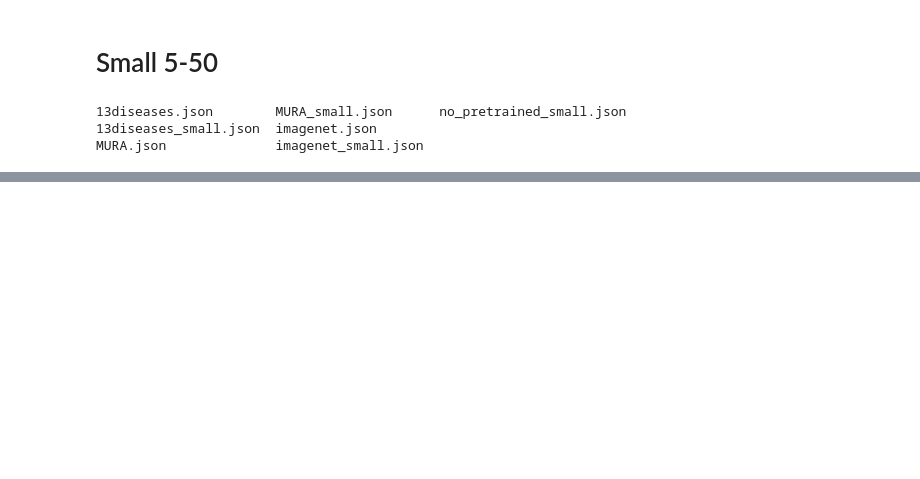
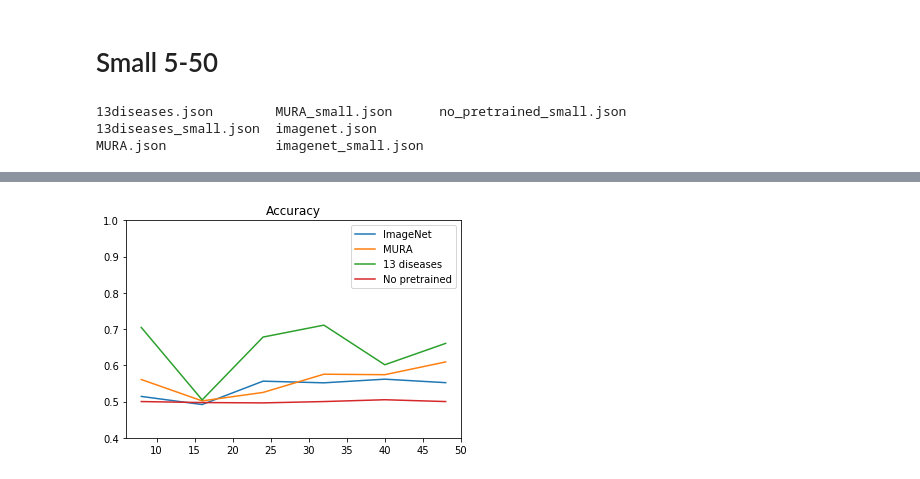
Before and after one commit to r0mer0m/DL-Medical-Images, a Jupyter notebook: 13-labels/pre-train 13 labels model.ipynb, the cells around one changed output, grey strips where cells are left out. Saved outputs shown, nothing was run; the diff lists cells and outputs as text; code cells hidden in the pictures; blank space fills up the shorter version.

```diff
--- a/13-labels/pre-train 13 labels model.ipynb
+++ b/13-labels/pre-train 13 labels model.ipynb
@@ -1112,0 +1118,11 @@ plt.show()
+# %%
+plt.plot(x,imagenet['accuracy'], label="ImageNet")
+plt.plot(x,MURA['accuracy'], label="MURA")
+plt.plot(x,diseases13['accuracy'], label="13 diseases")
+plt.plot(x,no_pretrained['accuracy'], label="No pretrained")
+plt.legend()
+plt.ylim(.4,1)
+plt.title('Accuracy')
+plt.show()
+# %% [output]
+[figure, added]
```
Also changed, not shown: parts of 7 cells of this notebook, 1 other file.
